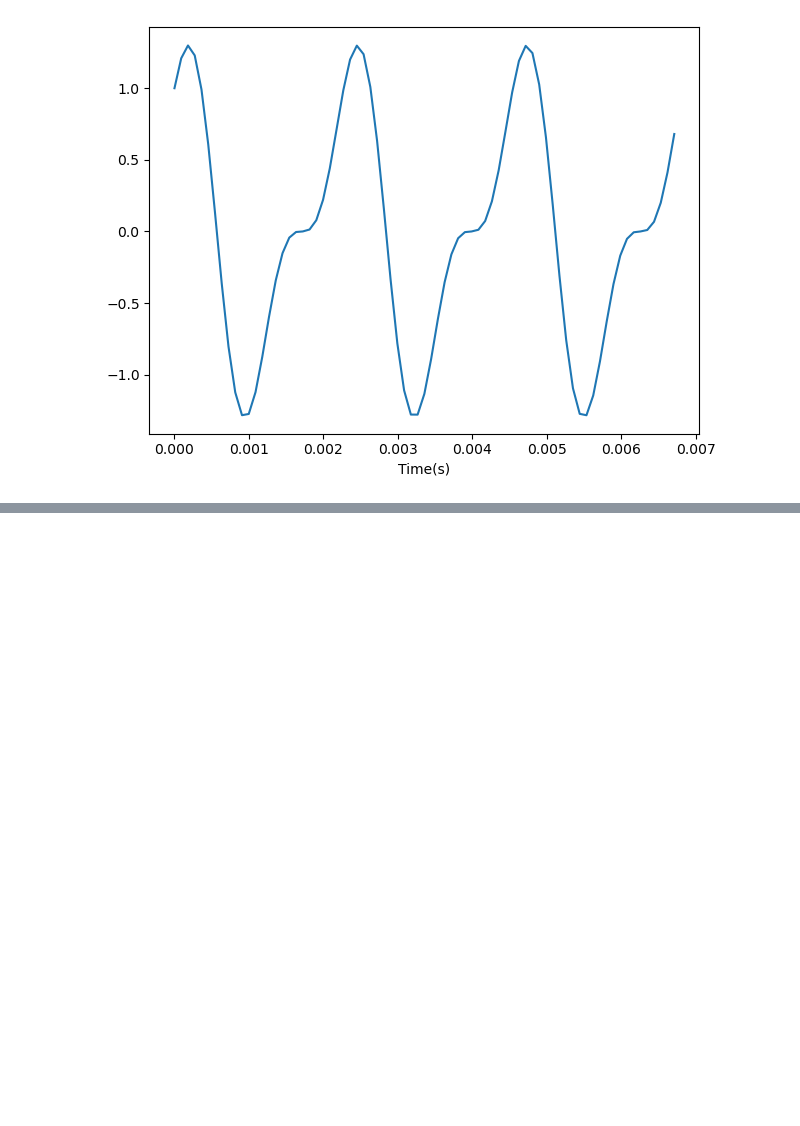
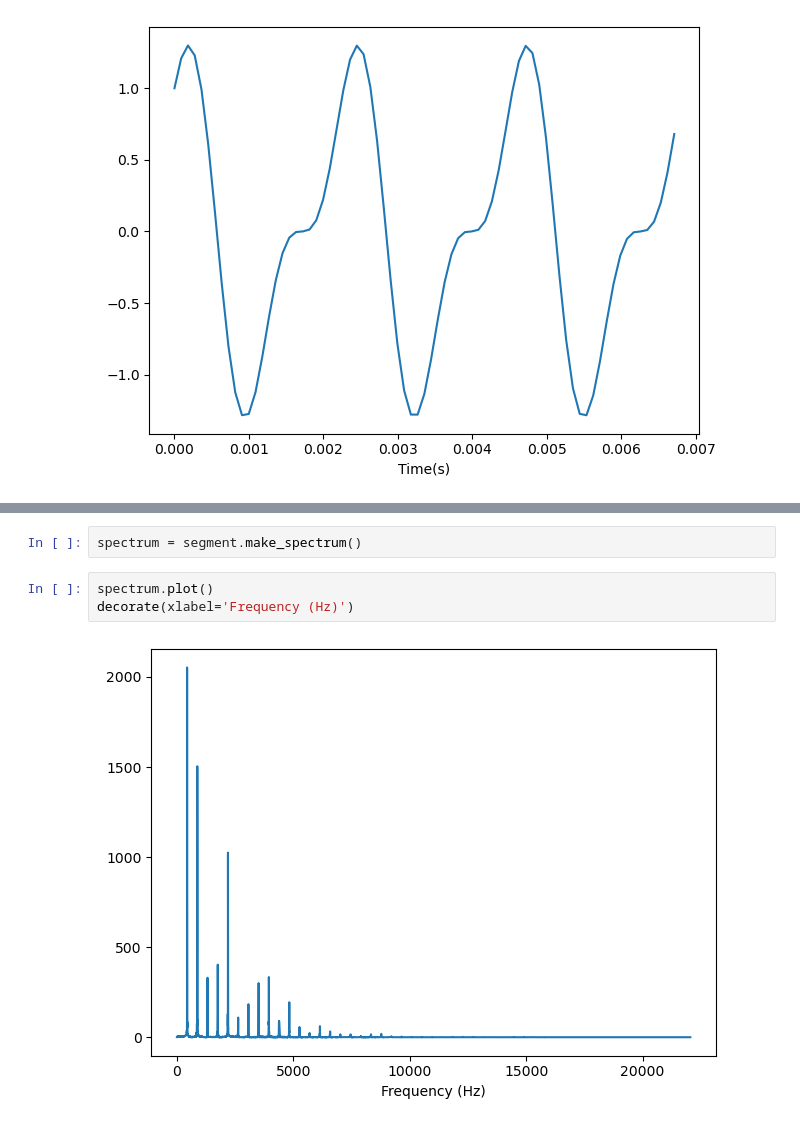
Before and after one commit to Hanson0901/signal, a Jupyter notebook: ch1_1.ipynb, the cells around one changed output, grey strips where cells are left out. Drawn from its saved outputs; the diff is of its cells as text; blank space fills up the shorter version.

```diff
--- a/ch1_1.ipynb
+++ b/ch1_1.ipynb
@@ -25,0 +94,7 @@ decorate(xlabel="Time(s)")
+# %%
+spectrum = segment.make_spectrum()
+# %%
+spectrum.plot()
+decorate(xlabel='Frequency (Hz)')
+# %% [output]
+[figure, added]
```
Also changed, not shown: parts of 25 cells of this notebook, 5 other files.
